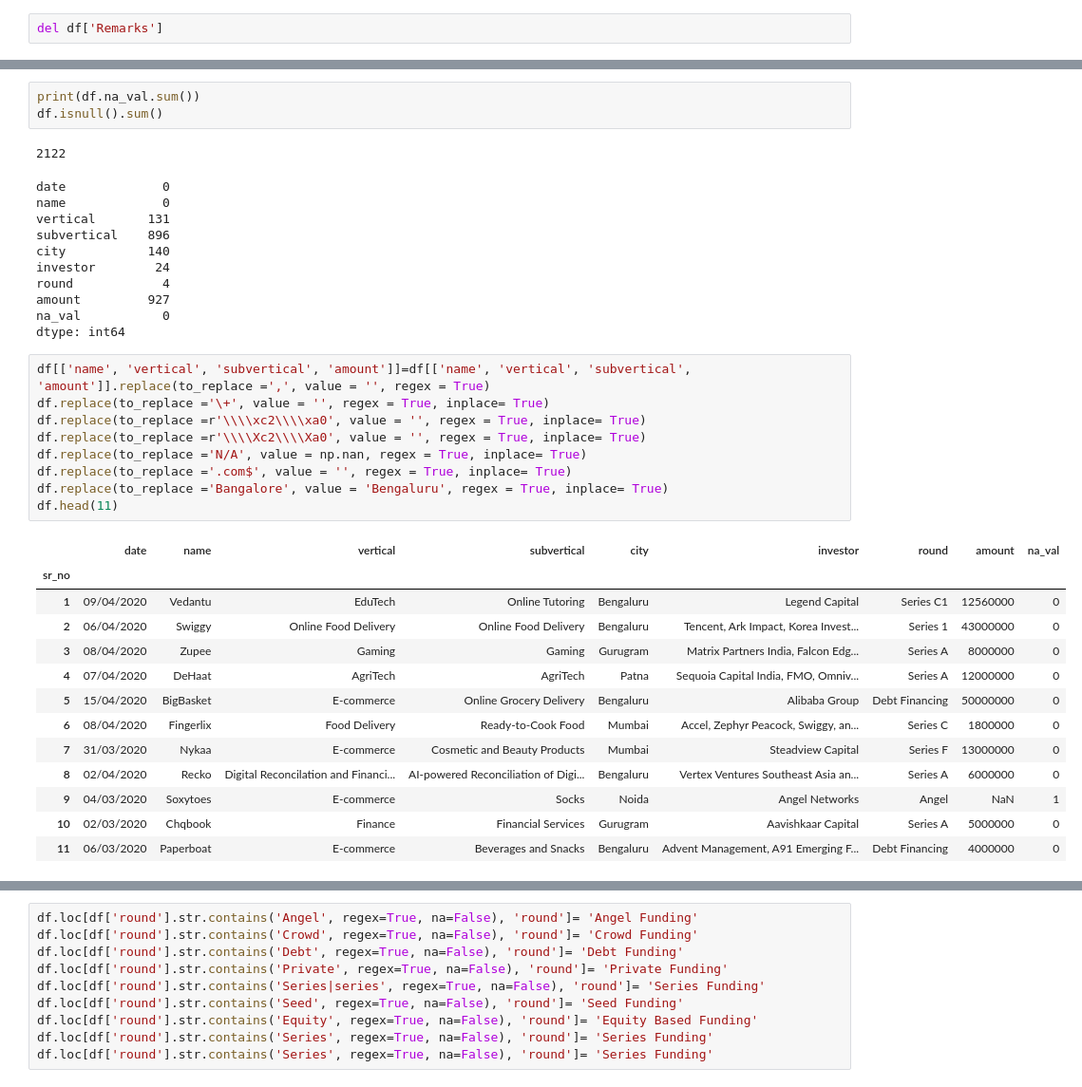
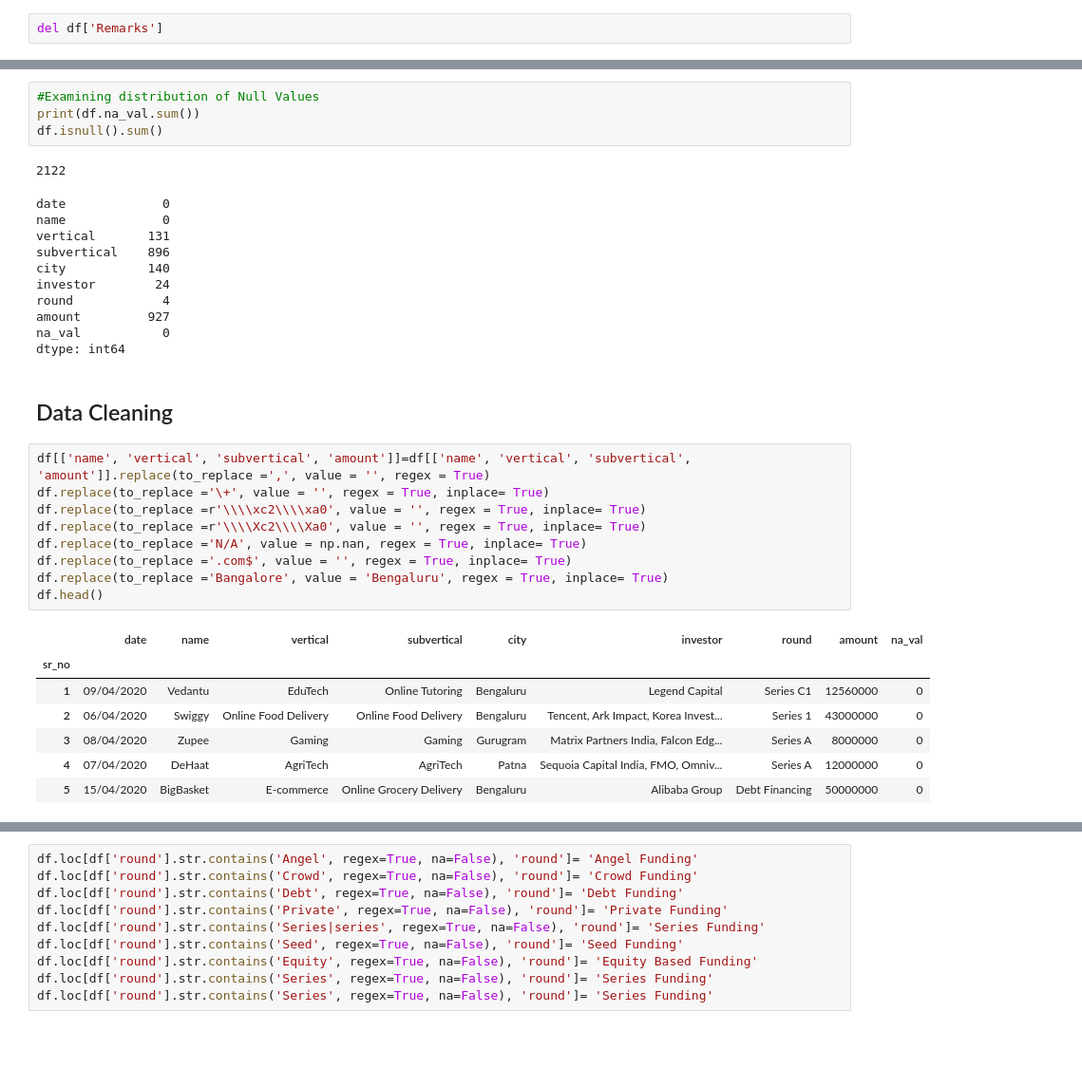
Before and after one commit to rishabh-runwal/startups, a Jupyter notebook: Startups.ipynb, the cells around one changed output, grey strips where cells are left out. Shown at 95% size. Saved outputs shown, nothing was run; the diff lists cells and outputs as text; blank space fills up the shorter version.

```diff
--- a/Startups.ipynb
+++ b/Startups.ipynb
@@ -79,4 +95,5 @@ df.drop(df.loc[df['na_val']>3].index, inplace= True)
 # %%
+#Examining distribution of Null Values
 print(df.na_val.sum())
 df.isnull().sum()
 # %% [output]
@@ -91,26 +108,22 @@ round            4
 amount         927
 na_val           0
 dtype: int64
+# %% [markdown]
+## Data Cleaning
 # %%
 df[['name', 'vertical', 'subvertical', 'amount']]=df[['name', 'vertical', 'subvertical', 'amount']].replace(to_replace =',', value = '', regex = True)
 df.replace(to_replace ='\+', value = '', regex = True, inplace= True)
 df.replace(to_replace =r'\\\\xc2\\\\xa0', value = '', regex = True, inplace= True)
 df.replace(to_replace =r'\\\\Xc2\\\\Xa0', value = '', regex = True, inplace= True)
 df.replace(to_replace ='N/A', value = np.nan, regex = True, inplace= True)
 df.replace(to_replace ='.com$', value = '', regex = True, inplace= True)
 df.replace(to_replace ='Bangalore', value = 'Bengaluru', regex = True, inplace= True)
-df.head(11)
+df.head()
 # %% [output]
 |  | date | name | vertical | subvertical | city | investor | round | amount | na_val |
 | sr_no |  |  |  |  |  |  |  |  |  |
 | 1 | 09/04/2020 | Vedantu | EduTech | Online Tutoring | Bengaluru | Legend Capital | Series C1 | 12560000 | 0 |
 | 2 | 06/04/2020 | Swiggy | Online Food Delivery | Online Food Delivery | Bengaluru | Tencent, Ark Impact, Korea Invest... | Series 1 | 43000000 | 0 |
 | 3 | 08/04/2020 | Zupee | Gaming | Gaming | Gurugram | Matrix Partners India, Falcon Edg... | Series A | 8000000 | 0 |
 | 4 | 07/04/2020 | DeHaat | AgriTech | AgriTech | Patna | Sequoia Capital India, FMO, Omniv... | Series A | 12000000 | 0 |
 | 5 | 15/04/2020 | BigBasket | E-commerce | Online Grocery Delivery | Bengaluru | Alibaba Group | Debt Financing | 50000000 | 0 |
-| 6 | 08/04/2020 | Fingerlix | Food Delivery | Ready-to-Cook Food | Mumbai | Accel, Zephyr Peacock, Swiggy, an... | Series C | 1800000 | 0 |
-| 7 | 31/03/2020 | Nykaa | E-commerce | Cosmetic and Beauty Products | Mumbai | Steadview Capital | Series F | 13000000 | 0 |
-| 8 | 02/04/2020 | Recko | Digital Reconcilation and Financi... | AI-powered Reconciliation of Digi... | Bengaluru | Vertex Ventures Southeast Asia an... | Series A | 6000000 | 0 |
-| 9 | 04/03/2020 | Soxytoes | E-commerce | Socks | Noida | Angel Networks | Angel | NaN | 1 |
-| 10 | 02/03/2020 | Chqbook | Finance | Financial Services | Gurugram | Aavishkaar Capital | Series A | 5000000 | 0 |
-| 11 | 06/03/2020 | Paperboat | E-commerce | Beverages and Snacks | Bengaluru | Advent Management, A91 Emerging F... | Debt Financing | 4000000 | 0 |
```
Also changed, not shown: parts of 78 cells of this notebook.
